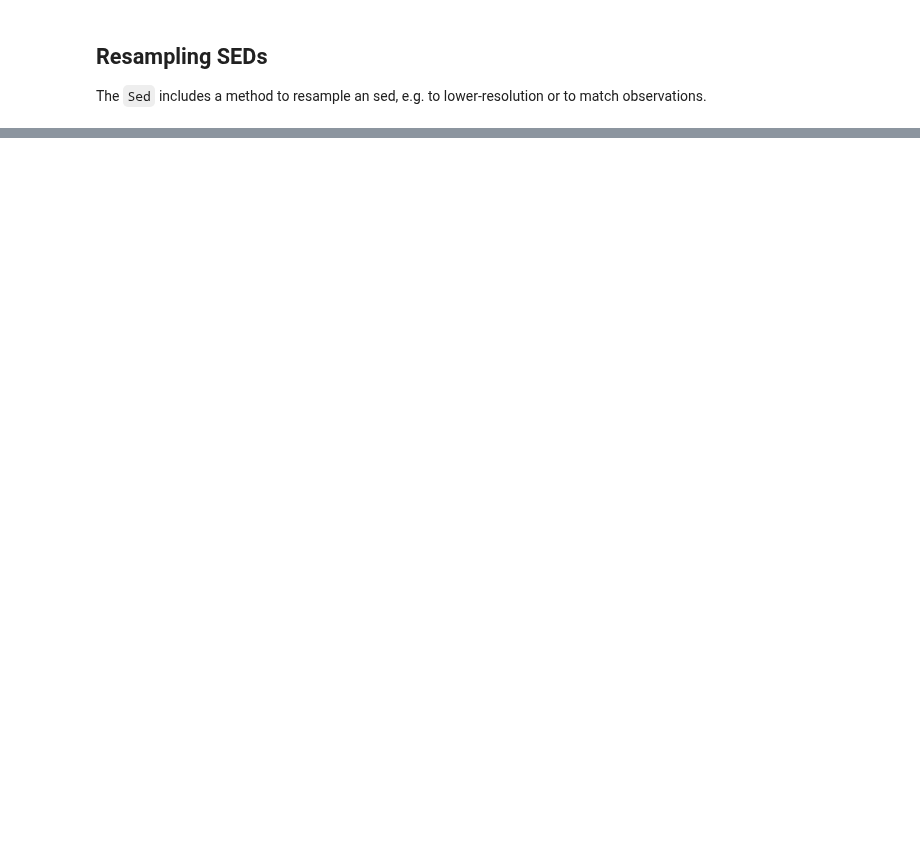
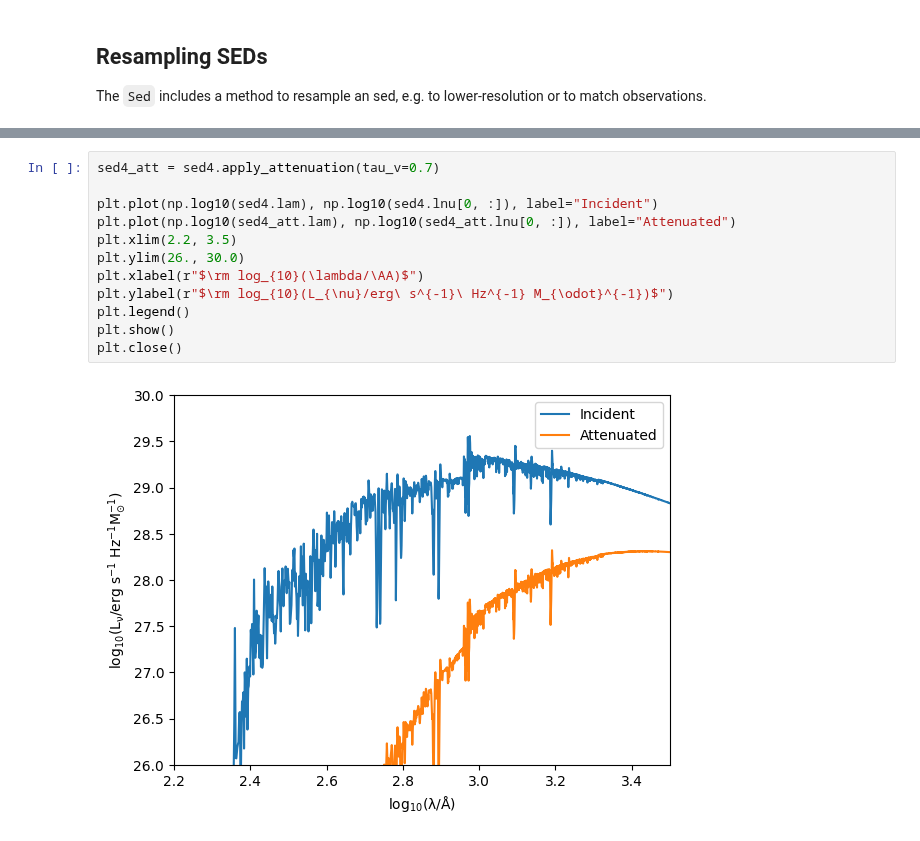
Before and after one commit to tHarvey303/synthesizer, a Jupyter notebook: docs/source/sed.ipynb, the cells around one changed output, grey strips where cells are left out. Drawn from its saved outputs; the diff is of its cells as text; blank space fills up the shorter version.

Commit message:
Added attenuation application to the docs

```diff
--- a/docs/source/sed.ipynb
+++ b/docs/source/sed.ipynb
@@ -199,0 +294,14 @@ print(sed.measure_bolometric_luminosity()/sed3.measure_bolometric_luminosity())
+# %%
+sed4_att = sed4.apply_attenuation(tau_v=0.7)
+
+plt.plot(np.log10(sed4.lam), np.log10(sed4.lnu[0, :]), label="Incident")
+plt.plot(np.log10(sed4_att.lam), np.log10(sed4_att.lnu[0, :]), label="Attenuated")
+plt.xlim(2.2, 3.5)
+plt.ylim(26., 30.0)
+plt.xlabel(r"$\rm log_{10}(\lambda/\AA)$")
+plt.ylabel(r"$\rm log_{10}(L_{\nu}/erg\ s^{-1}\ Hz^{-1} M_{\odot}^{-1})$")
+plt.legend()
+plt.show()
+plt.close()
+# %% [output]
+[figure, added]
```
Also changed, not shown: parts of 35 cells of this notebook.
